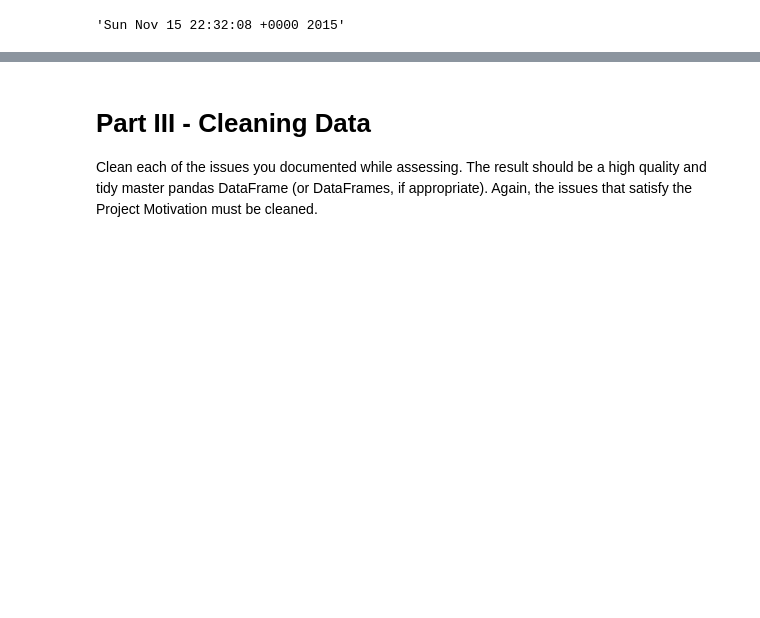
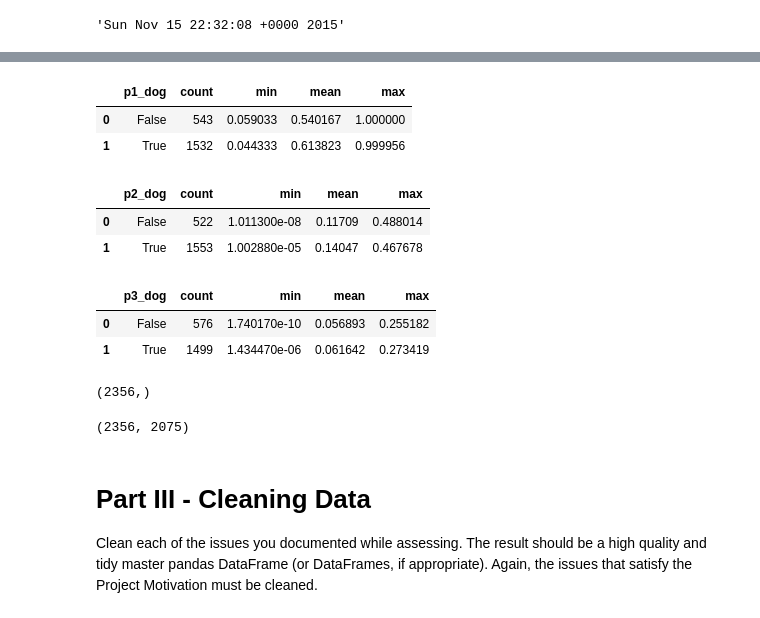
Before and after one commit to SVGoogle/Twitter-API-Data-Analysis, a Jupyter notebook: wrangle_act.ipynb, the cells around one changed output, grey strips where cells are left out. Cells and saved outputs as stored; diff of their text form; code cells hidden in the pictures; blank space fills up the shorter version.

Commit message:
docs: Update assesment on predictions data

```diff
--- a/wrangle_act.ipynb
+++ b/wrangle_act.ipynb
@@ -358,0 +406,19 @@ df_clean.loc[index_list, dog_stage_columns + ['text']]
+# %%
+# Check for correct dog predictions
+df_predictions.groupby('p1_dog').agg(['count', 'min', 'mean', 'max'])['p1_conf'].reset_index()
+# %% [output]
+|  | p1_dog | count | min | mean | max |
+| 0 | False | 543 | 0.059033 | 0.540167 | 1.000000 |
+| 1 | True | 1532 | 0.044333 | 0.613823 | 0.999956 |
+# %%
+df_predictions.groupby('p2_dog').agg(['count', 'min', 'mean', 'max'])['p2_conf'].reset_index()
+# %% [output]
+|  | p2_dog | count | min | mean | max |
+| 0 | False | 522 | 1.011300e-08 | 0.11709 | 0.488014 |
+| 1 | True | 1553 | 1.002880e-05 | 0.14047 | 0.467678 |
+# %%
+df_predictions.groupby('p3_dog').agg(['count', 'min', 'mean', 'max'])['p3_conf'].reset_index()
+# %% [output]
+|  | p3_dog | count | min | mean | max |
+| 0 | False | 576 | 1.740170e-10 | 0.056893 | 0.255182 |
+| 1 | True | 1499 | 1.434470e-06 | 0.061642 | 0.273419 |
@@ -359,3 +428,12 @@ df_clean.loc[index_list, dog_stage_columns + ['text']]
+# %%
+# Check if predictions contain information on the same tweets
+df_predictions[['tweet_id']].append(df_archive[['tweet_id']]).tweet_id.unique().shape
+# %% [output]
+(2356,)
+# %%
+df_archive.tweet_id.unique().shape[0], df_predictions.tweet_id.unique().shape[0]
+# %% [output]
+(2356, 2075)
 # %% [markdown]
 <a id='cleaning'></a>
 # Part III - Cleaning Data
```
Also changed, not shown: parts of 23 cells of this notebook.
